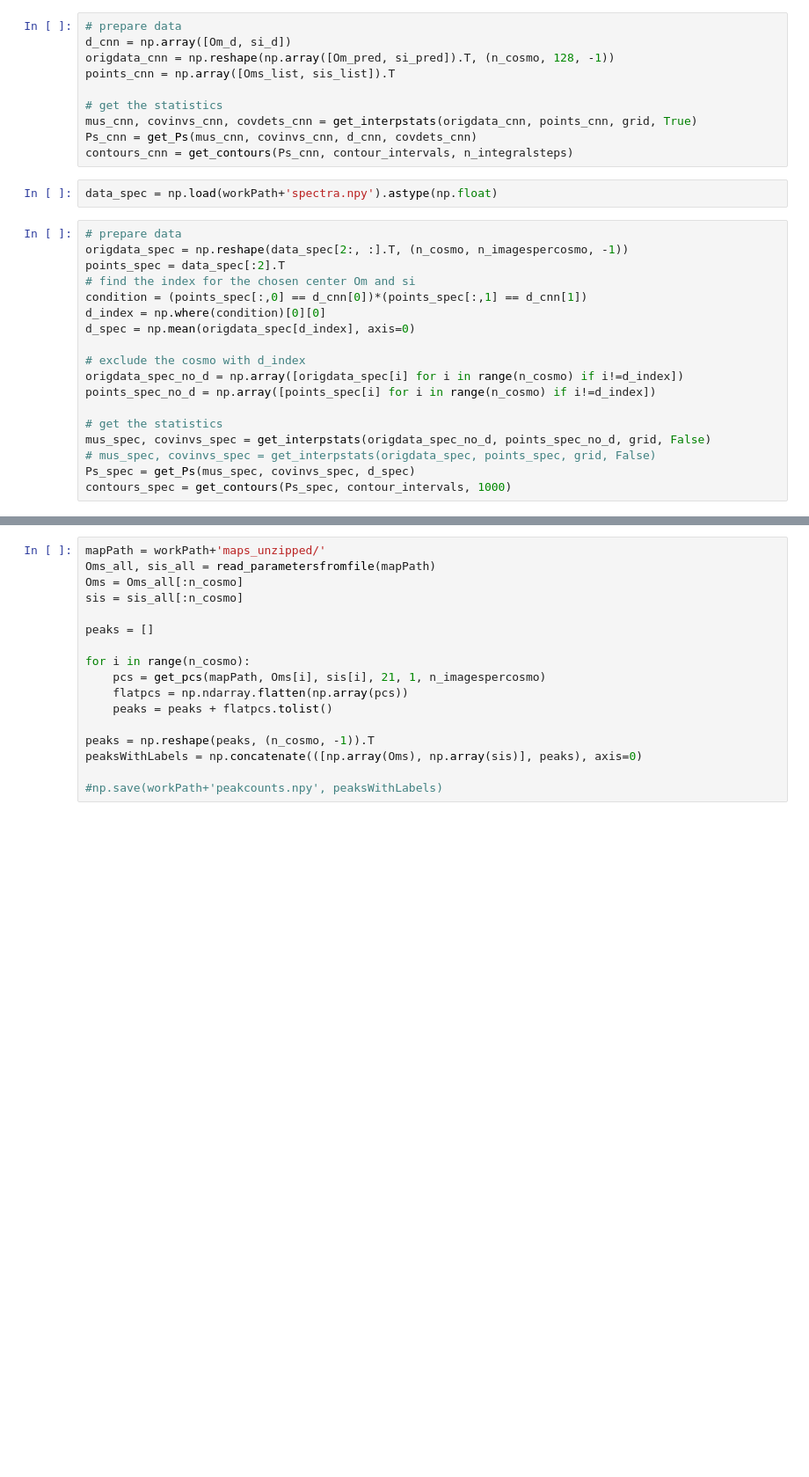
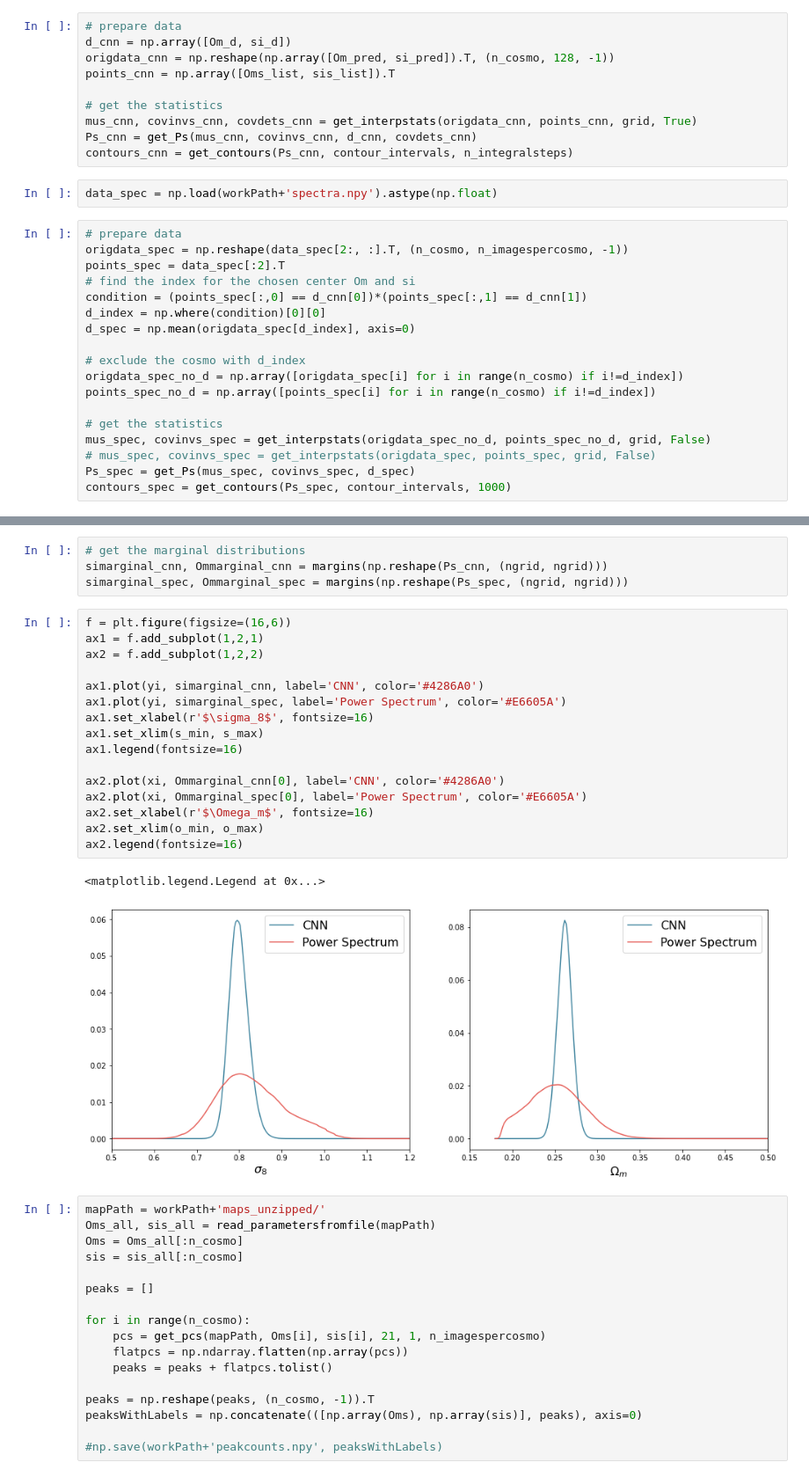
Before and after one commit to tianliwng/CNN-plus-weak-lensing, a Jupyter notebook: likelihood_powerspec.ipynb, the cells around one changed output, grey strips where cells are left out. Shown at 88% size. Cells and saved outputs as stored; diff of their text form; blank space fills up the shorter version.

Commit message:
added marginal dist code

```diff
--- a/likelihood_powerspec.ipynb
+++ b/likelihood_powerspec.ipynb
@@ -315,3 +321,26 @@ plt.legend(handles=[leg_spec, leg_net])
+# %%
+# get the marginal distributions
+simarginal_cnn, Ommarginal_cnn = margins(np.reshape(Ps_cnn, (ngrid, ngrid)))
+simarginal_spec, Ommarginal_spec = margins(np.reshape(Ps_spec, (ngrid, ngrid)))
+# %%
+f = plt.figure(figsize=(16,6))
+ax1 = f.add_subplot(1,2,1)
+ax2 = f.add_subplot(1,2,2)
+
+ax1.plot(yi, simarginal_cnn, label='CNN', color='#4286A0')
+ax1.plot(yi, simarginal_spec, label='Power Spectrum', color='#E6605A')
+ax1.set_xlabel(r'$\sigma_8$', fontsize=16)
+ax1.set_xlim(s_min, s_max)
+ax1.legend(fontsize=16)
+
+ax2.plot(xi, Ommarginal_cnn[0], label='CNN', color='#4286A0')
+ax2.plot(xi, Ommarginal_spec[0], label='Power Spectrum', color='#E6605A')
+ax2.set_xlabel(r'$\Omega_m$', fontsize=16)
+ax2.set_xlim(o_min, o_max)
+ax2.legend(fontsize=16)
+# %% [output]
+<matplotlib.legend.Legend at 0x...>
+[figure, added]
 # %%
 mapPath = workPath+'maps_unzipped/'
 Oms_all, sis_all = read_parametersfromfile(mapPath)
```
Also changed, not shown: parts of 2 cells of this notebook.
